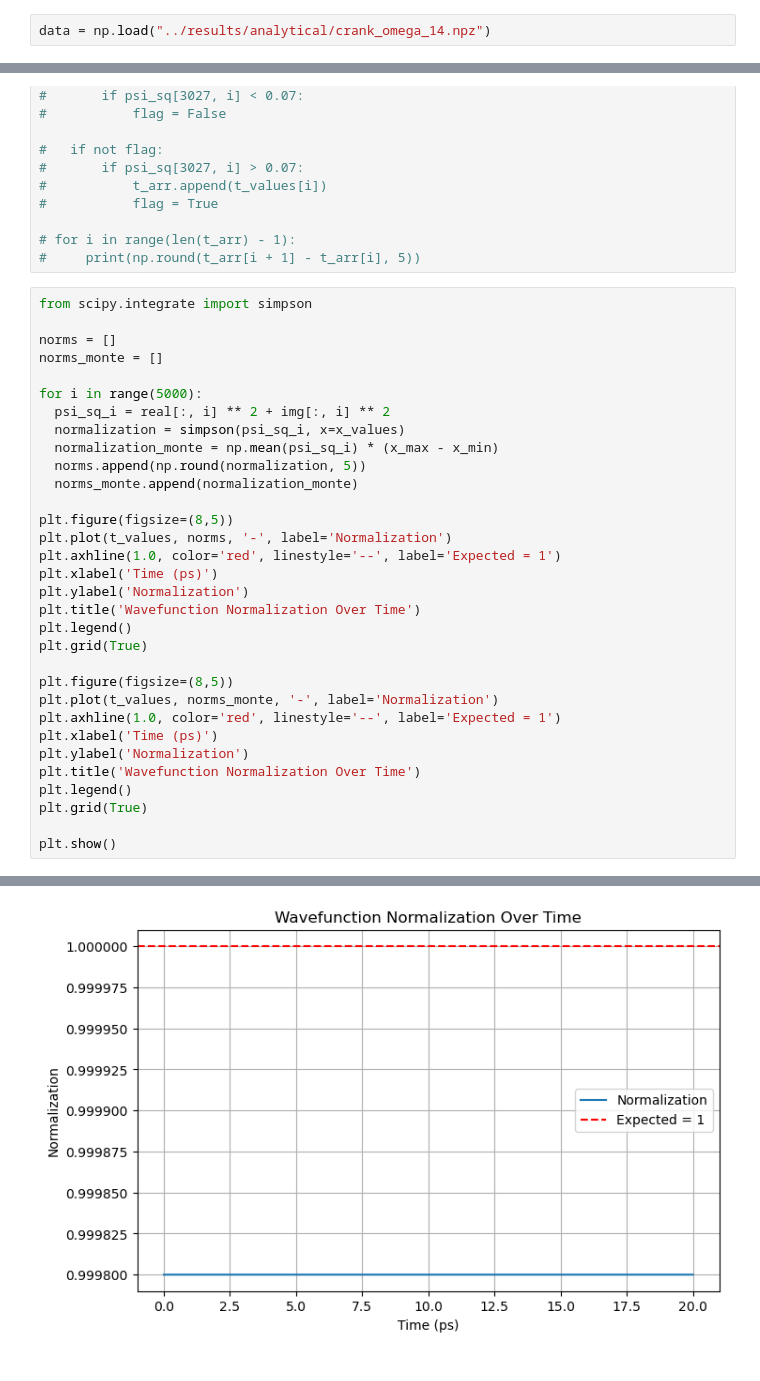
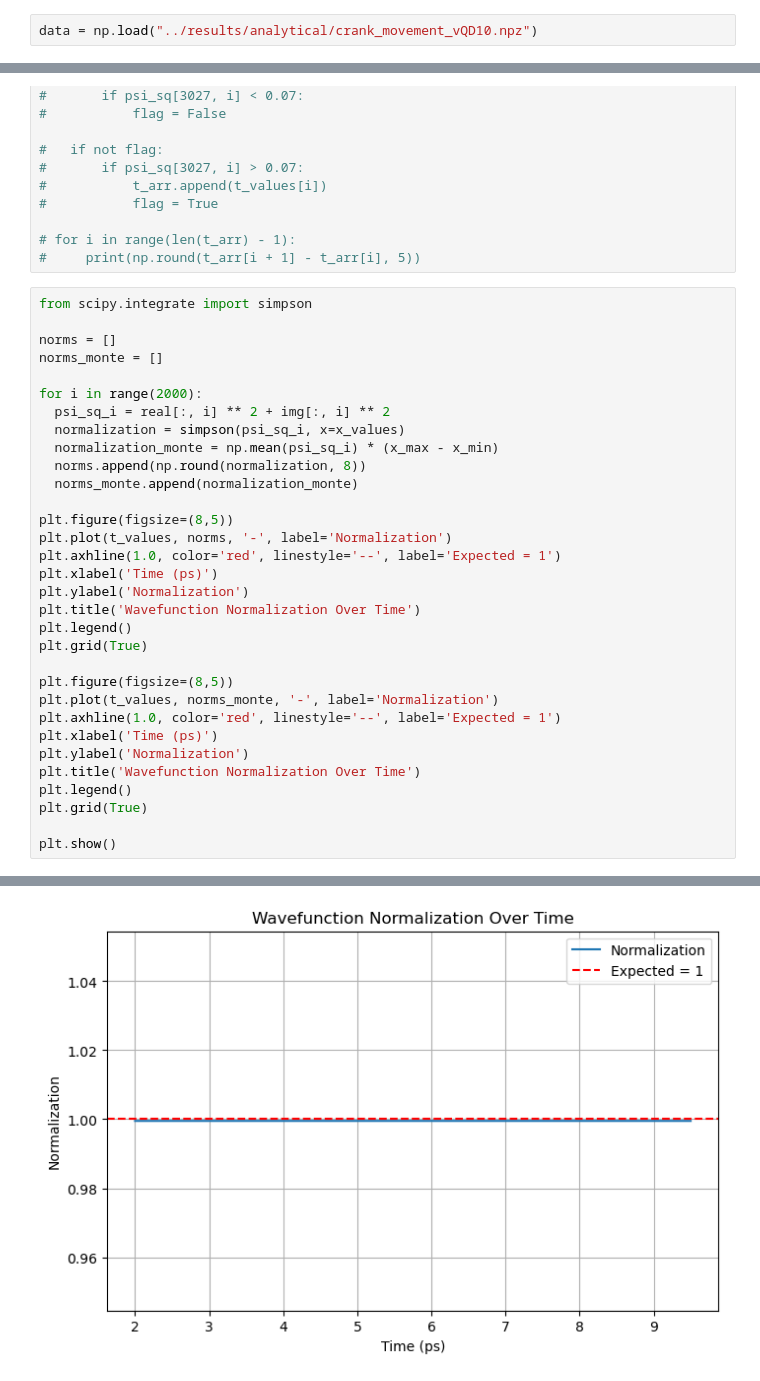
Before and after one commit to thash-jkr/Schrodinger-PINN, a Jupyter notebook: src/testers/crank_tester.ipynb, the cells around one changed output, grey strips where cells are left out. Saved outputs shown, nothing was run; the diff lists cells and outputs as text.

```diff
--- a/src/testers/crank_tester.ipynb
+++ b/src/testers/crank_tester.ipynb
@@ -34,7 +34,7 @@ x1 = 75
 t0 = 0
 t1 = 2
 # %%
-data = np.load("../results/analytical/crank_omega_14.npz")
+data = np.load("../results/analytical/crank_movement_vQD10.npz")
 # %%
 real = data["real"]
 img = data["img"]
@@ -92,11 +92,11 @@ from scipy.integrate import simpson
 norms = []
 norms_monte = []
 
-for i in range(5000):
+for i in range(2000):
   psi_sq_i = real[:, i] ** 2 + img[:, i] ** 2
   normalization = simpson(psi_sq_i, x=x_values)
   normalization_monte = np.mean(psi_sq_i) * (x_max - x_min)
-  norms.append(np.round(normalization, 5))
+  norms.append(np.round(normalization, 8))
   norms_monte.append(normalization_monte)
 
 plt.figure(figsize=(8,5))
@@ -123 +123 @@ plt.show()
-[figure, old version]
+[figure, new version]
```
Also changed, not shown: parts of 7 cells of this notebook, 9 other files.
